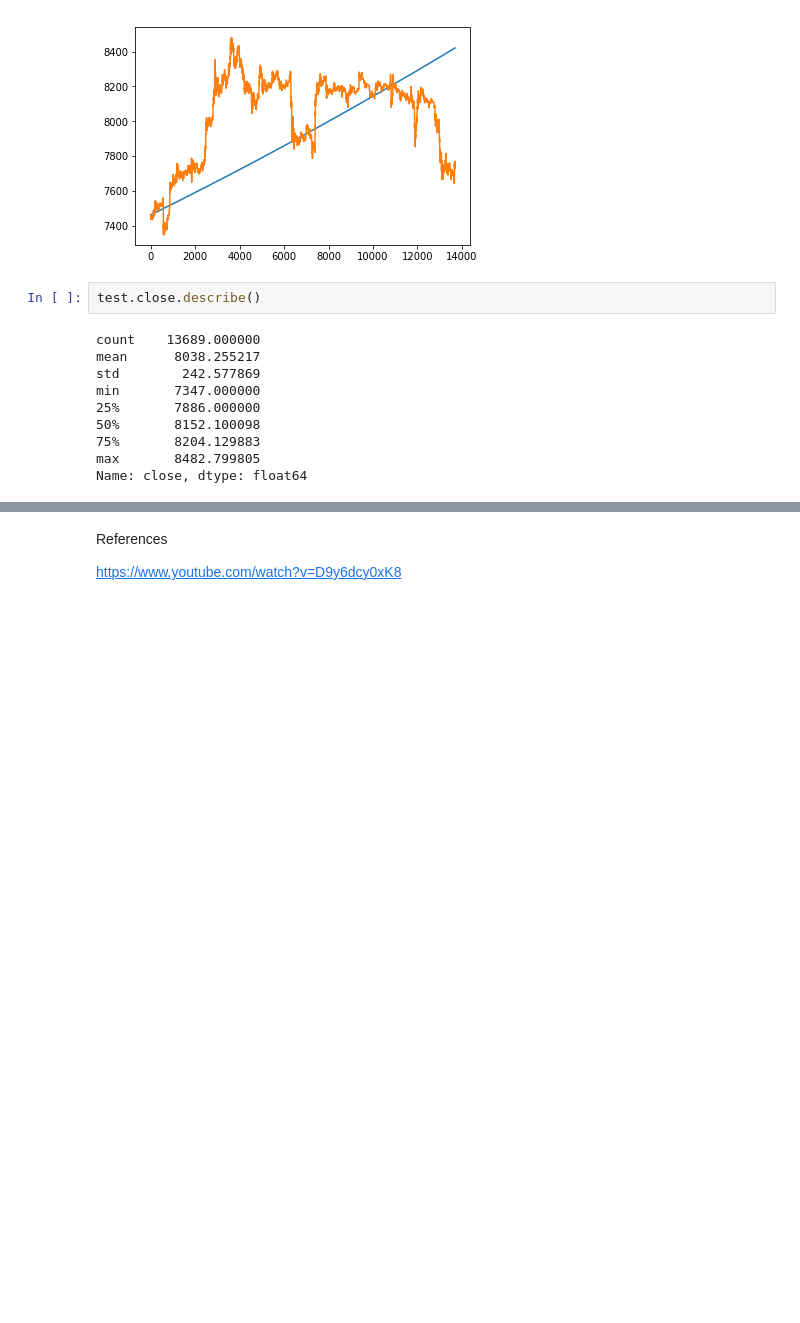
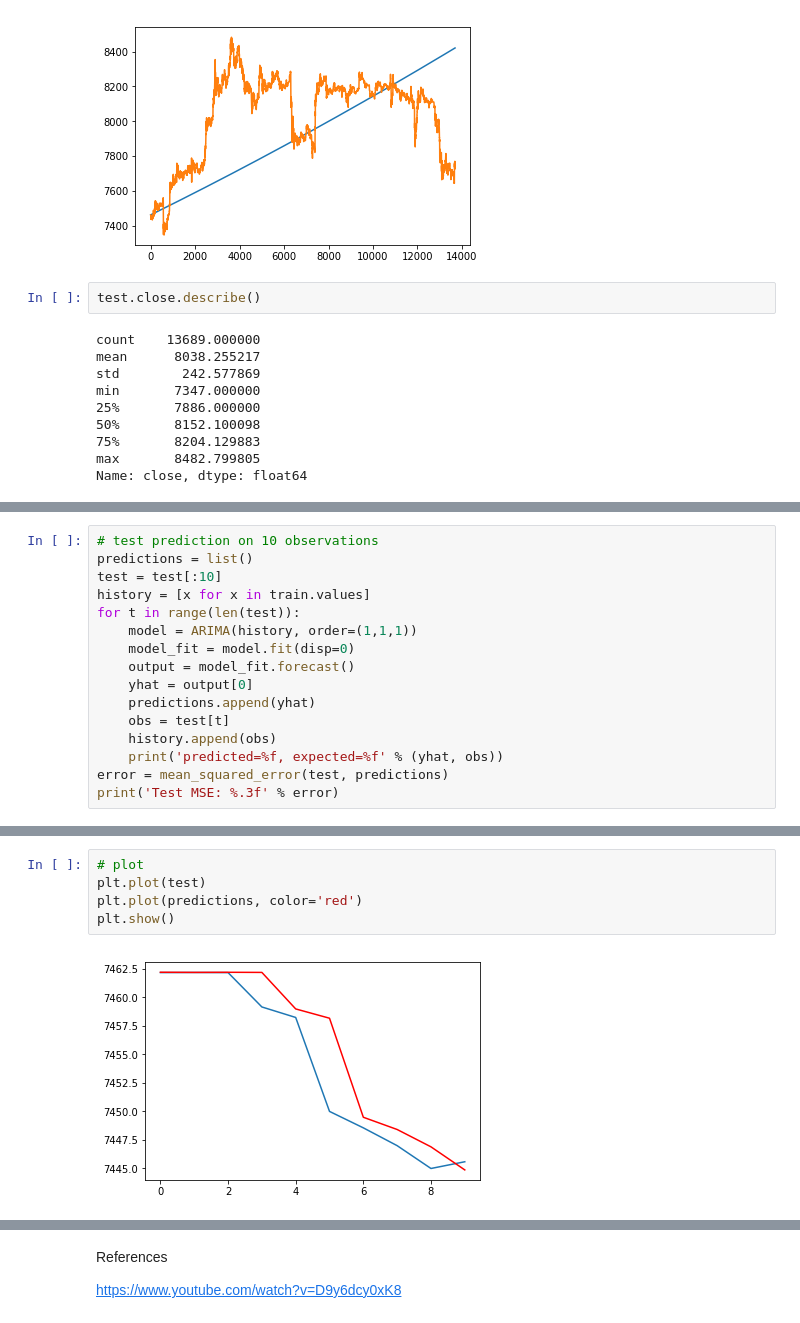
Before and after one commit to Tinsae/Thinkful-Data-Science, a Jupyter notebook: DS/Unit 6-Time Series+Deep Learning/6.1.6+Challenge.ipynb, the cells around one changed output, grey strips where cells are left out. Cells and saved outputs as stored; diff of their text form; blank space fills up the shorter version.

```diff
--- a/DS/Unit 6-Time Series+Deep Learning/6.1.6+Challenge.ipynb
+++ b/DS/Unit 6-Time Series+Deep Learning/6.1.6+Challenge.ipynb
@@ -682,0 +683,16 @@ RMSE:  325.362048169755
+# %%
+# test prediction on 10 observations
+predictions = list()
+test = test[:10]
+history = [x for x in train.values]
+for t in range(len(test)):
+	model = ARIMA(history, order=(1,1,1))
+	model_fit = model.fit(disp=0)
+	output = model_fit.forecast()
+	yhat = output[0]
+	predictions.append(yhat)
+	obs = test[t]
+	history.append(obs)
+	print('predicted=%f, expected=%f' % (yhat, obs))
+error = mean_squared_error(test, predictions)
+print('Test MSE: %.3f' % error)
@@ -682,0 +711,7 @@ RMSE:  325.362048169755
+# %%
+# plot
+plt.plot(test)
+plt.plot(predictions, color='red')
+plt.show()
+# %% [output]
+[figure, added]
```
Also changed, not shown: parts of 15 cells of this notebook, 11 other files.
